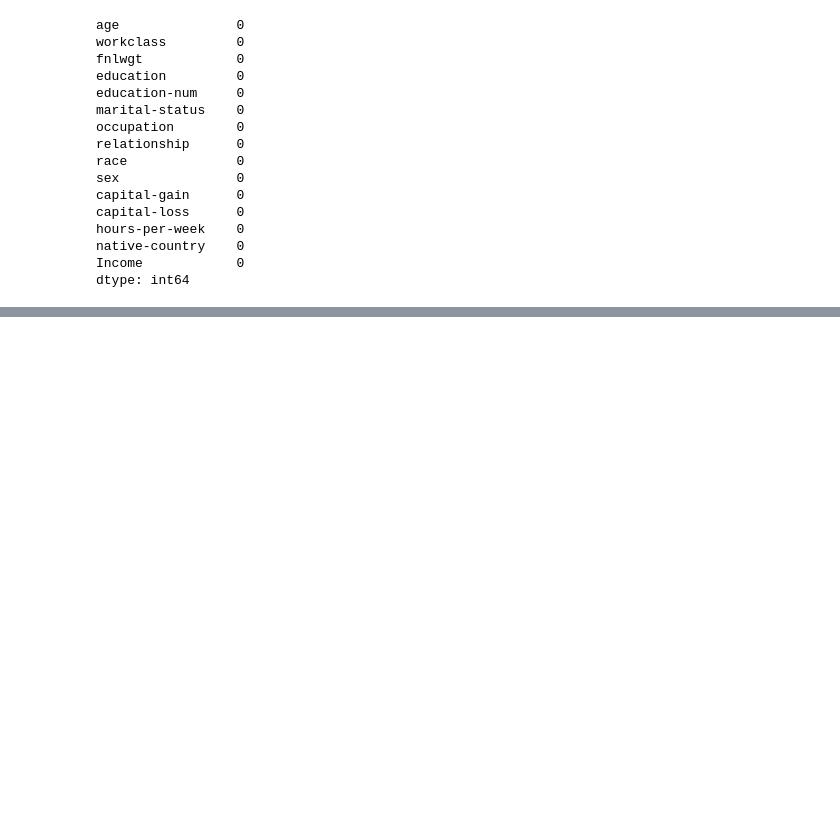
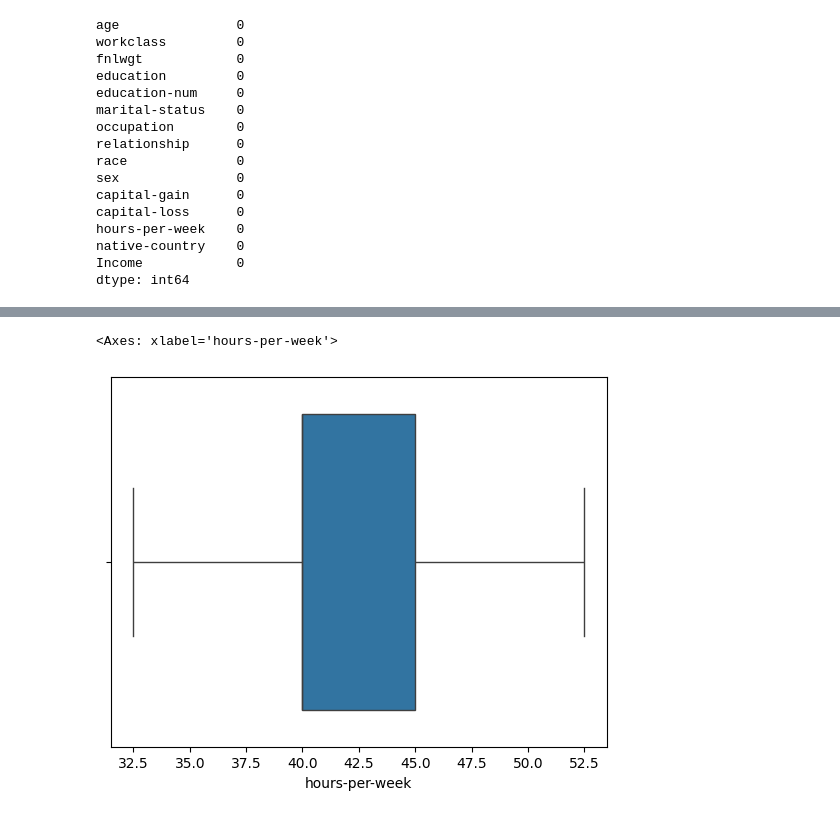
Before and after one commit to mariamayman815/Income-Prediction, a Jupyter notebook: Notebooks/preprocessing.ipynb, the cells around one changed output, grey strips where cells are left out. Saved outputs shown, nothing was run; the diff lists cells and outputs as text; code cells hidden in the pictures; blank space fills up the shorter version.

```diff
--- a/Notebooks/preprocessing.ipynb
+++ b/Notebooks/preprocessing.ipynb
@@ -205,0 +270,5 @@ dtype: int64
+# %%
+sns.boxplot(data=df,x=df['hours-per-week'])
+# %% [output]
+<Axes: xlabel='hours-per-week'>
+[figure, added]
```
Also changed, not shown: parts of 21 cells of this notebook.
